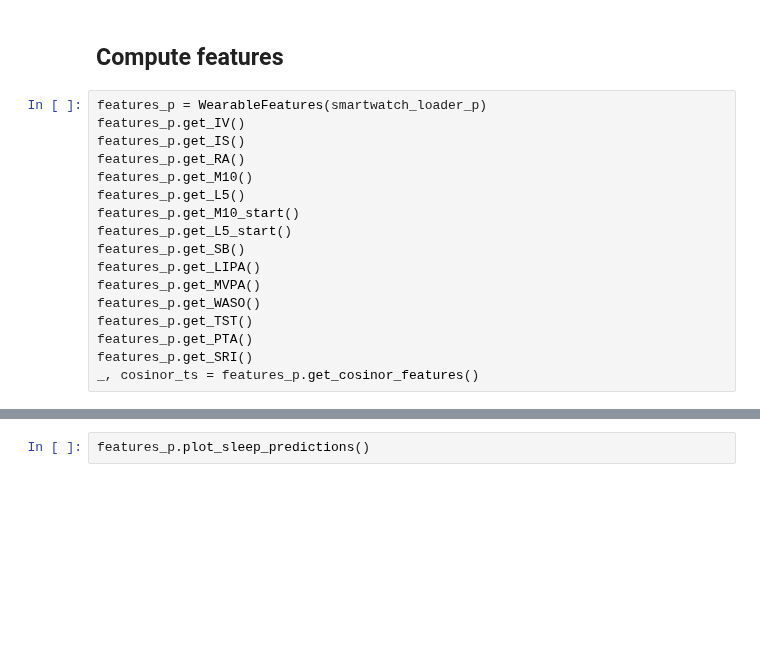
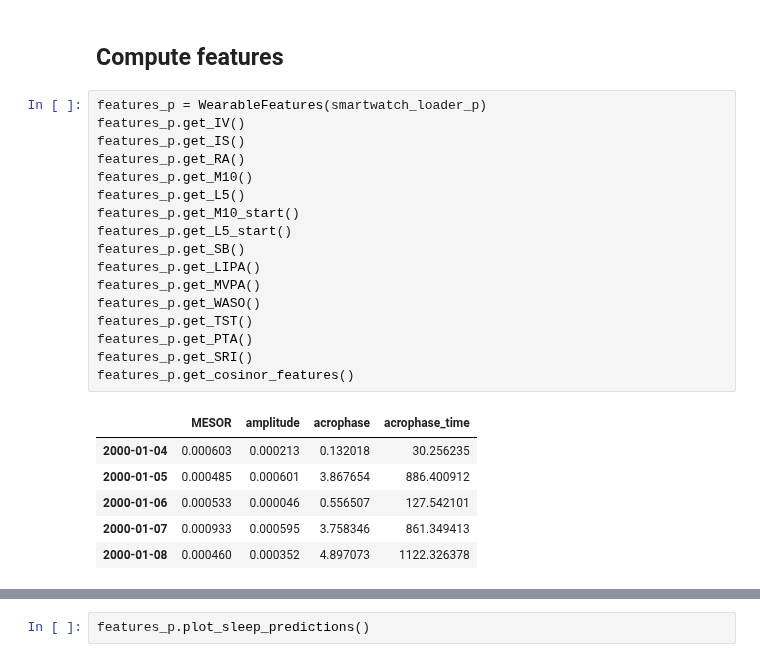
Before and after one commit to ADAMMA-CDHI-ETH-Zurich/CosinorAge, a Jupyter notebook: examples/smartwatch_example.ipynb, the cells around one changed output, grey strips where cells are left out. Drawn from its saved outputs; the diff is of its cells as text; blank space fills up the shorter version.

```diff
--- a/examples/smartwatch_example.ipynb
+++ b/examples/smartwatch_example.ipynb
@@ -100,20 +79,27 @@ smartwatch_loader.plot_orig_enmo_freq()
 # %%
 features_p = WearableFeatures(smartwatch_loader_p)
 features_p.get_IV()
 features_p.get_IS()
 features_p.get_RA()
 features_p.get_M10()
 features_p.get_L5()
 features_p.get_M10_start()
 features_p.get_L5_start()
 features_p.get_SB()
 features_p.get_LIPA()
 features_p.get_MVPA()
 features_p.get_WASO()
 features_p.get_TST()
 features_p.get_PTA()
 features_p.get_SRI()
-_, cosinor_ts = features_p.get_cosinor_features()
+features_p.get_cosinor_features()
+# %% [output]
+|  | MESOR | amplitude | acrophase | acrophase_time |
+| 2000-01-04 | 0.000603 | 0.000213 | 0.132018 | 30.256235 |
+| 2000-01-05 | 0.000485 | 0.000601 | 3.867654 | 886.400912 |
+| 2000-01-06 | 0.000533 | 0.000046 | 0.556507 | 127.542101 |
+| 2000-01-07 | 0.000933 | 0.000595 | 3.758346 | 861.349413 |
+| 2000-01-08 | 0.000460 | 0.000352 | 4.897073 | 1122.326378 |
 # %%
 features_p.get_all()
 # %% [output]
```
Also changed, not shown: parts of 9 cells of this notebook, 3 other files.
